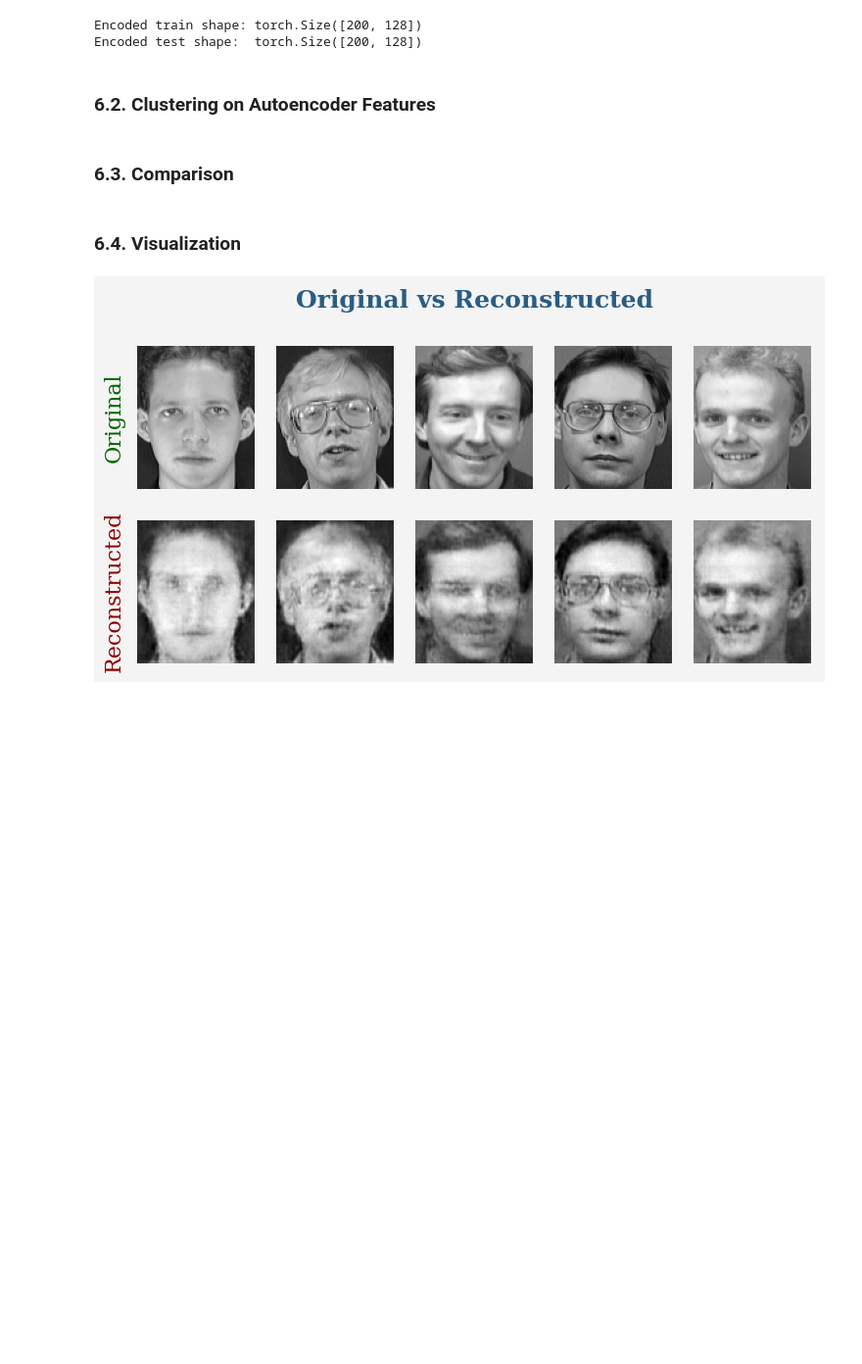
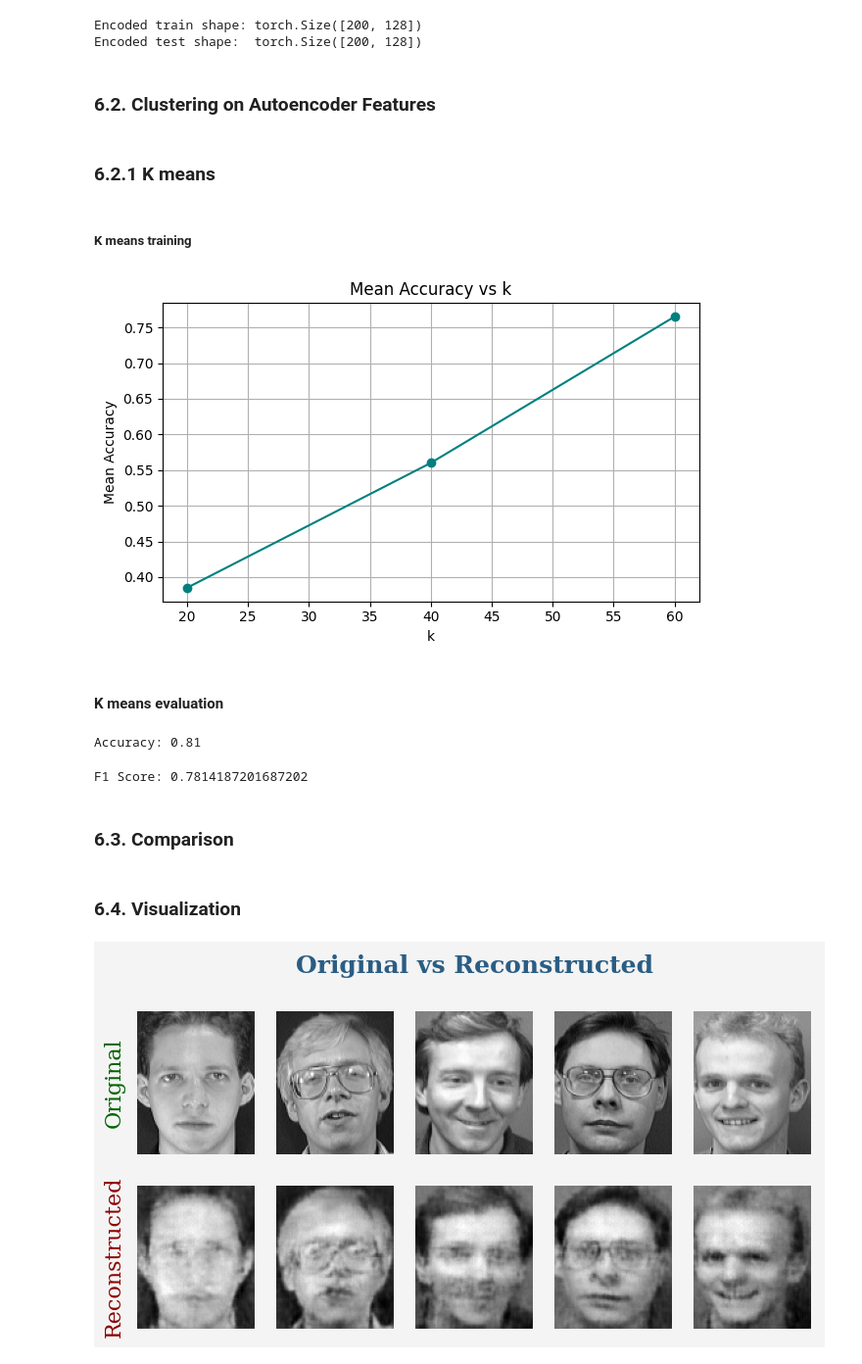
Before and after one commit to nouranKhalil/Face-Recognition, a Jupyter notebook: Face Recognition.ipynb, the cells around one changed output. Shown at 98% size. Drawn from its saved outputs; the diff is of its cells as text; code cells hidden in the pictures; blank space fills up the shorter version.

Commit message:
applying K_means on autoencoder latent space

```diff
--- a/Face Recognition.ipynb
+++ b/Face Recognition.ipynb
@@ -373,12 +373,13 @@ class visualize:
         plt.ylabel('Mean Accuracy')
         plt.grid(True)
 
-        plt.subplot(1, 2, 2)
-        plt.plot(self.mean_alpha['alpha'], self.mean_alpha['accuracy'], marker='o', color='purple')
-        plt.title('Mean Accuracy vs alpha')
-        plt.xlabel('alpha')
-        plt.ylabel('Mean Accuracy')
-        plt.grid(True)
+        if not all(self.mean_alpha['alpha'] == 'AE'):
+            plt.subplot(1, 2, 2)
+            plt.plot(self.mean_alpha['alpha'], self.mean_alpha['accuracy'], marker='o', color='purple')
+            plt.title('Mean Accuracy vs alpha')
+            plt.xlabel('alpha')
+            plt.ylabel('Mean Accuracy')
+            plt.grid(True)
 
         plt.tight_layout()
         plt.show()
@@ -589,7 +590,7 @@ if os.path.exists(model_path):
     model.eval()
     print(f"Loading model from {model_path}")
 else:
-    num_epochs = 200
+    num_epochs = 100
     for epoch in range(1, num_epochs+1):
         model.train()
         running_loss = 0.0
@@ -618,3 +635,20 @@ Encoded train shape: torch.Size([200, 128])
 Encoded test shape:  torch.Size([200, 128])
 # %% [markdown]
 ### 6.2. Clustering on Autoencoder Features
+# %% [markdown]
+### 6.2.1 K means
+# %% [markdown]
+##### K means training
+# %%
+k_means = K_Means()
+for k in [20, 40, 60]:
+    k_means_model = k_means.model(k)
+    k_means.fit(k_means_model, Z_train.numpy(), alpha='AE')
+    k_means.eval(k_means_model.labels, y_train.copy(), y_train)
+# %%
+visual = visualize(k_means.accuracy)
+visual.plot_separate()
+# %% [output]
+[figure, added]
+# %% [markdown]
+#### K means evaluation
@@ -621,3 +660,14 @@ Encoded test shape:  torch.Size([200, 128])
+# %%
+acc = accuracy_score(y_test, best_k_means.y_predict)
+print(f"Accuracy: {acc:.2f}")
+# %% [output]
+Accuracy: 0.81
+# %%
+
+f1 = f1_score(y_test, best_k_means.y_predict, average='macro')
+print(f"F1 Score: {f1}")
+# %% [output]
+F1 Score: 0.7814187201687202
 # %% [markdown]
 ### 6.3. Comparison
 # %% [markdown]
```
Also changed, not shown: parts of 3 cells of this notebook, 1 other file.
